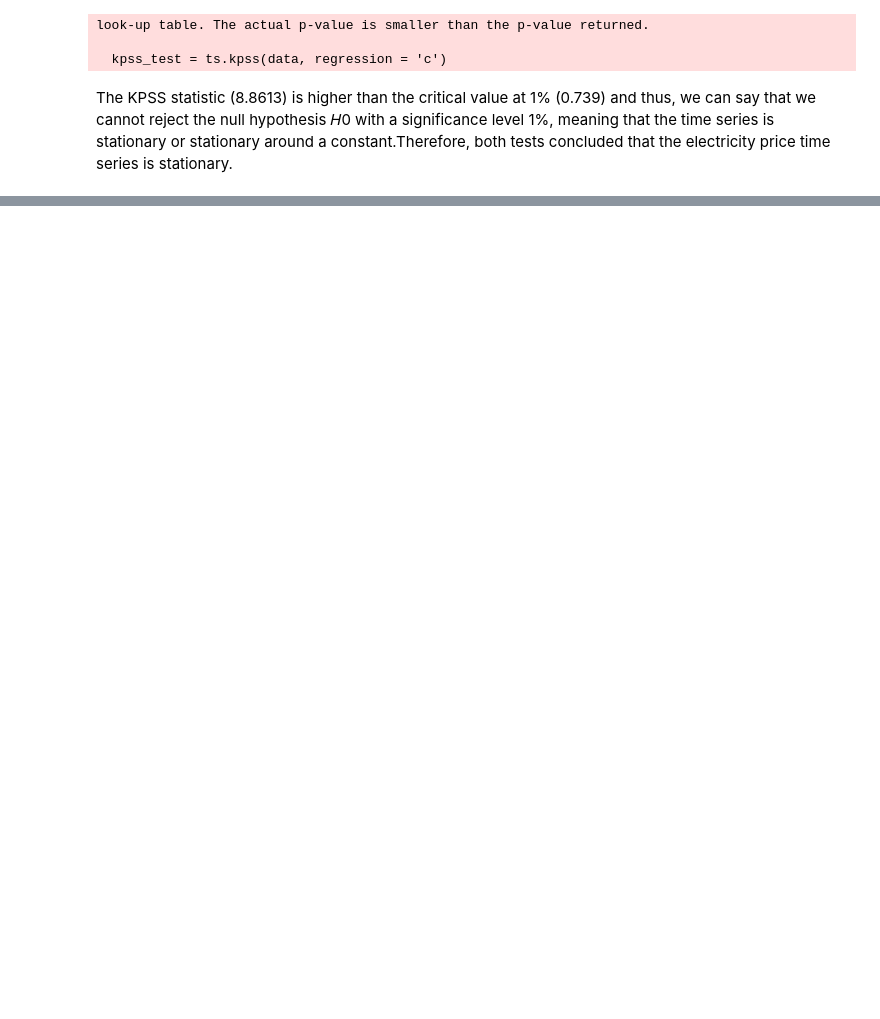
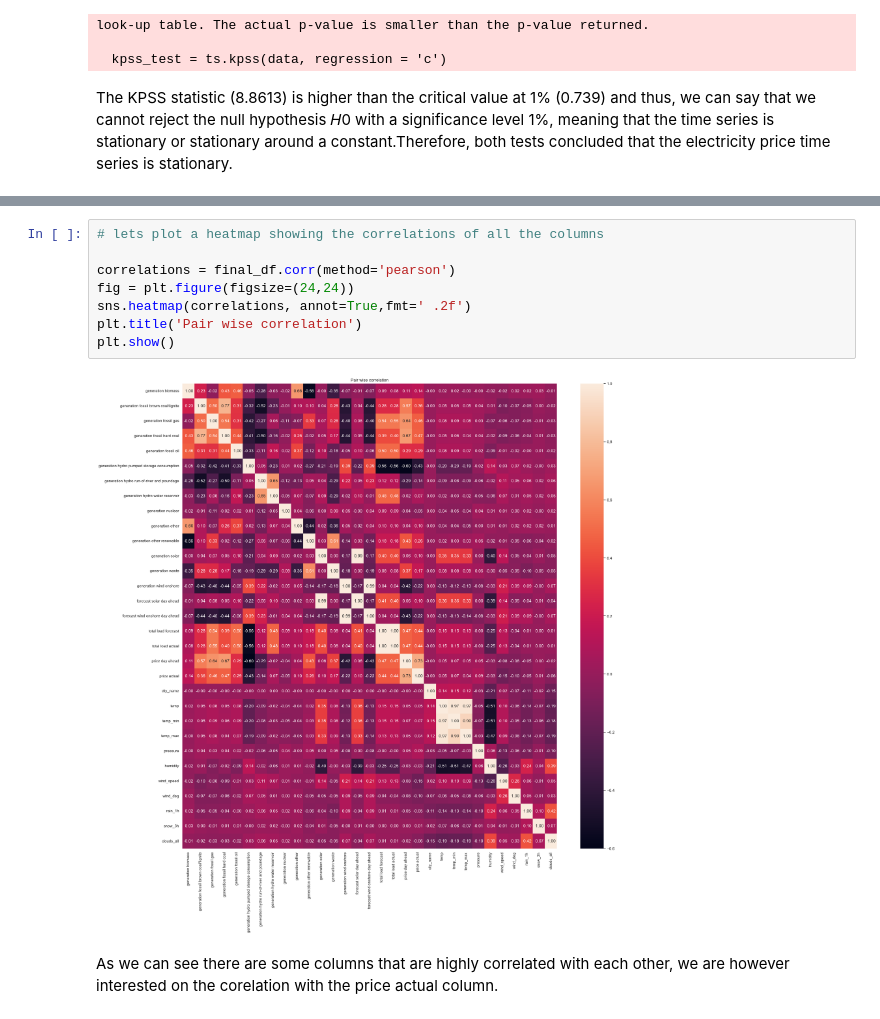
Before and after one commit to ruyo003/eletricity_prediction, a Jupyter notebook: energy.ipynb, the cells around one changed output, grey strips where cells are left out. Drawn from its saved outputs; the diff is of its cells as text; blank space fills up the shorter version.

```diff
--- a/energy.ipynb
+++ b/energy.ipynb
@@ -845,0 +909,12 @@ The KPSS statistic (8.8613) is higher than the critical value at 1% (0.739) and
+# %%
+# lets plot a heatmap showing the correlations of all the columns
+
+correlations = final_df.corr(method='pearson')
+fig = plt.figure(figsize=(24,24))
+sns.heatmap(correlations, annot=True,fmt=' .2f')
+plt.title('Pair wise correlation')
+plt.show()
+# %% [output]
+[figure, added]
+# %% [markdown]
+As we can see there are some columns that are highly correlated with each other, we are however interested on the corelation with the price actual column.
```
Also changed, not shown: parts of 17 cells of this notebook.
